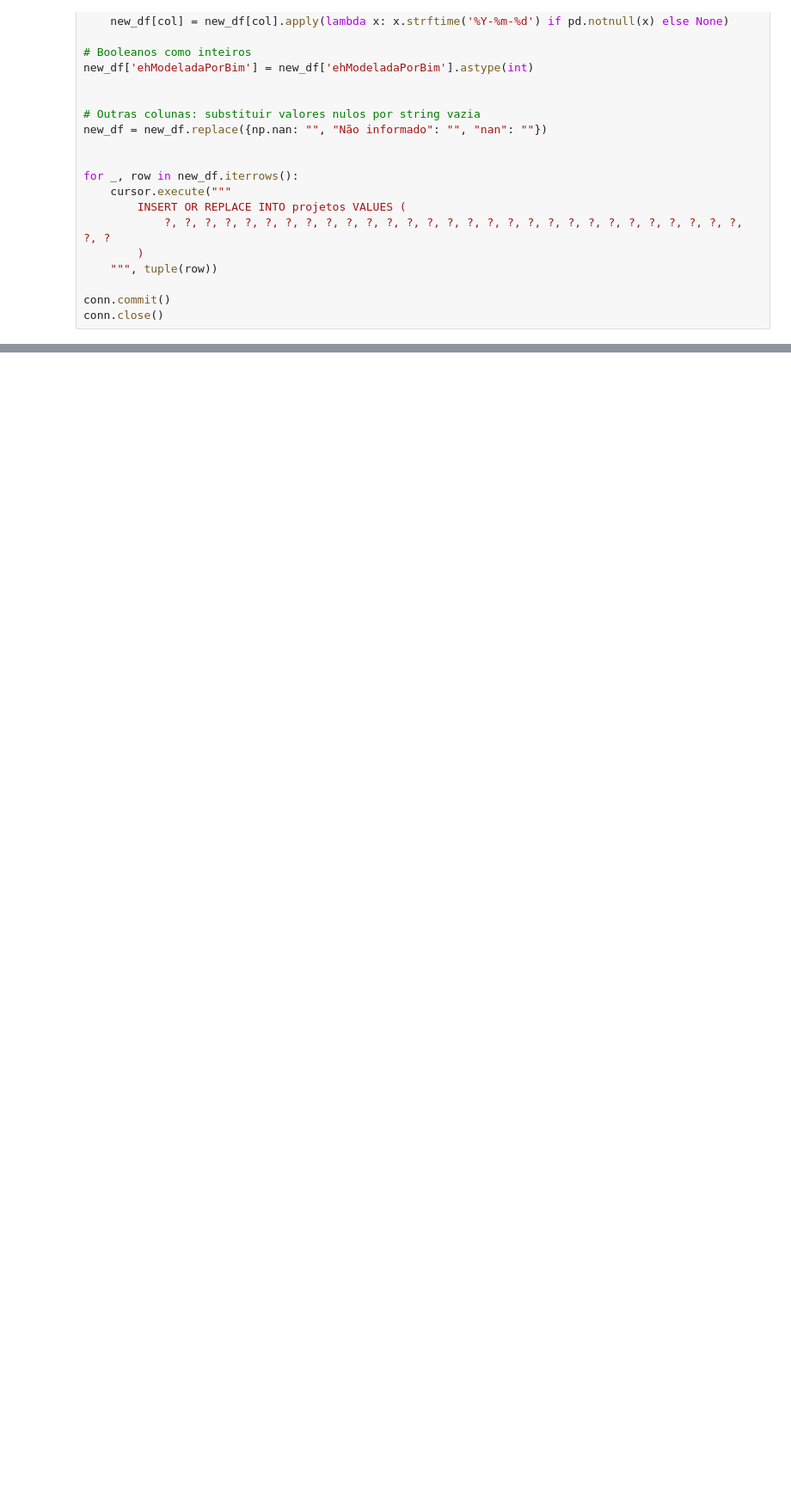
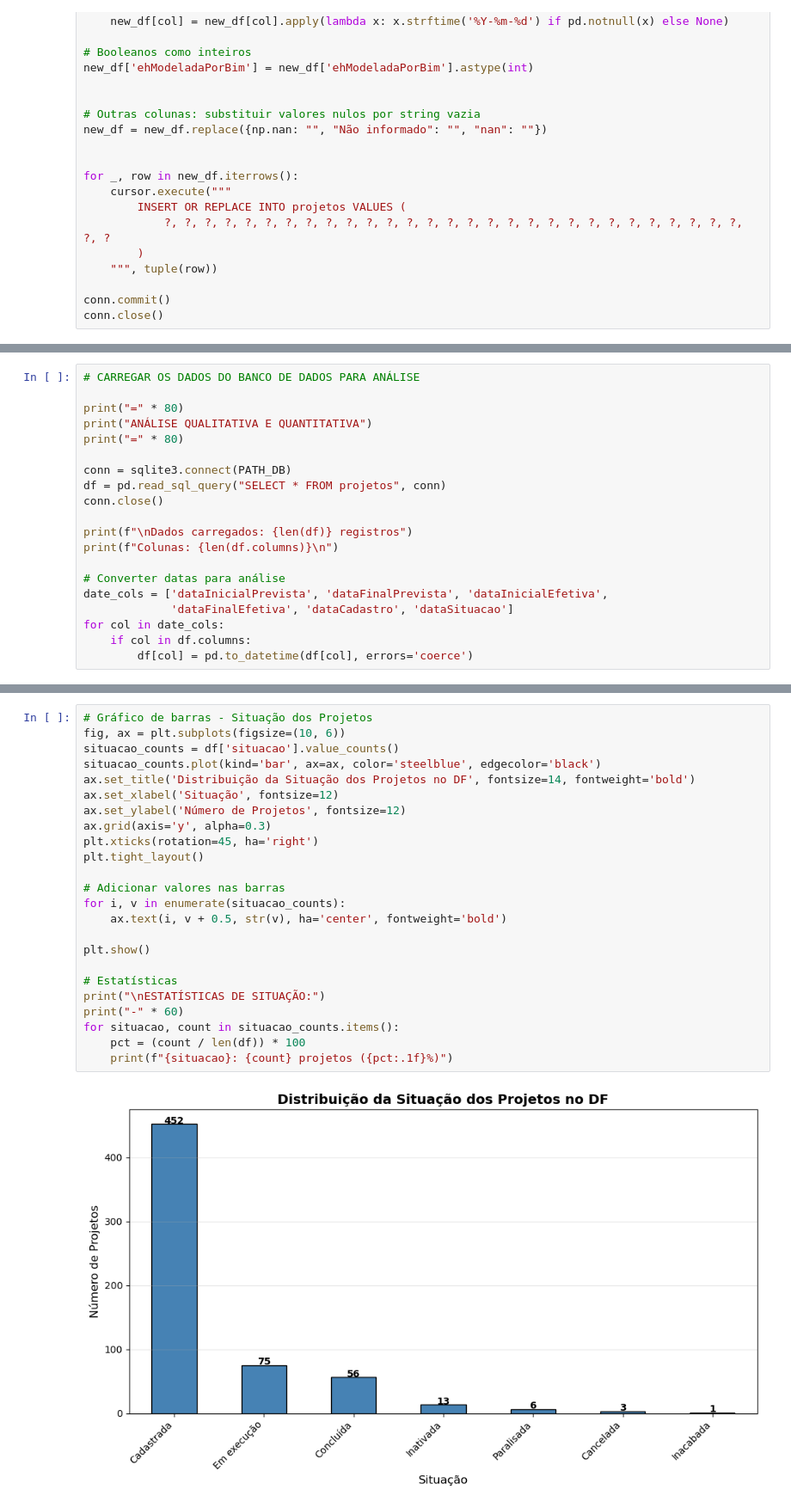
Before and after one commit to lcsgborges/obrasgov-df-data-extraction, a Jupyter notebook: main.ipynb, the cells around one changed output, grey strips where cells are left out. Shown at 86% size. Cells and saved outputs as stored; diff of their text form; blank space fills up the shorter version.

Commit message:
feat: analise qualitativa

```diff
--- a/main.ipynb
+++ b/main.ipynb
@@ -520,0 +749,20 @@ conn.close()
+# %%
+# CARREGAR OS DADOS DO BANCO DE DADOS PARA ANÁLISE
+
+print("=" * 80)
+print("ANÁLISE QUALITATIVA E QUANTITATIVA")
+print("=" * 80)
+
+conn = sqlite3.connect(PATH_DB)
+df = pd.read_sql_query("SELECT * FROM projetos", conn)
+conn.close()
+
+print(f"\nDados carregados: {len(df)} registros")
+print(f"Colunas: {len(df.columns)}\n")
+
+# Converter datas para análise
+date_cols = ['dataInicialPrevista', 'dataFinalPrevista', 'dataInicialEfetiva',
+             'dataFinalEfetiva', 'dataCadastro', 'dataSituacao']
+for col in date_cols:
+    if col in df.columns:
+        df[col] = pd.to_datetime(df[col], errors='coerce')
@@ -520,0 +778,26 @@ conn.close()
+# %%
+# Gráfico de barras - Situação dos Projetos
+fig, ax = plt.subplots(figsize=(10, 6))
+situacao_counts = df['situacao'].value_counts()
+situacao_counts.plot(kind='bar', ax=ax, color='steelblue', edgecolor='black')
+ax.set_title('Distribuição da Situação dos Projetos no DF', fontsize=14, fontweight='bold')
+ax.set_xlabel('Situação', fontsize=12)
+ax.set_ylabel('Número de Projetos', fontsize=12)
+ax.grid(axis='y', alpha=0.3)
+plt.xticks(rotation=45, ha='right')
+plt.tight_layout()
+
+# Adicionar valores nas barras
+for i, v in enumerate(situacao_counts):
+    ax.text(i, v + 0.5, str(v), ha='center', fontweight='bold')
+
+plt.show()
+
+# Estatísticas
+print("\nESTATÍSTICAS DE SITUAÇÃO:")
+print("-" * 60)
+for situacao, count in situacao_counts.items():
+    pct = (count / len(df)) * 100
+    print(f"{situacao}: {count} projetos ({pct:.1f}%)")
+# %% [output]
+[figure, added]
```
Also changed, not shown: parts of 26 cells of this notebook, 1 other file.
